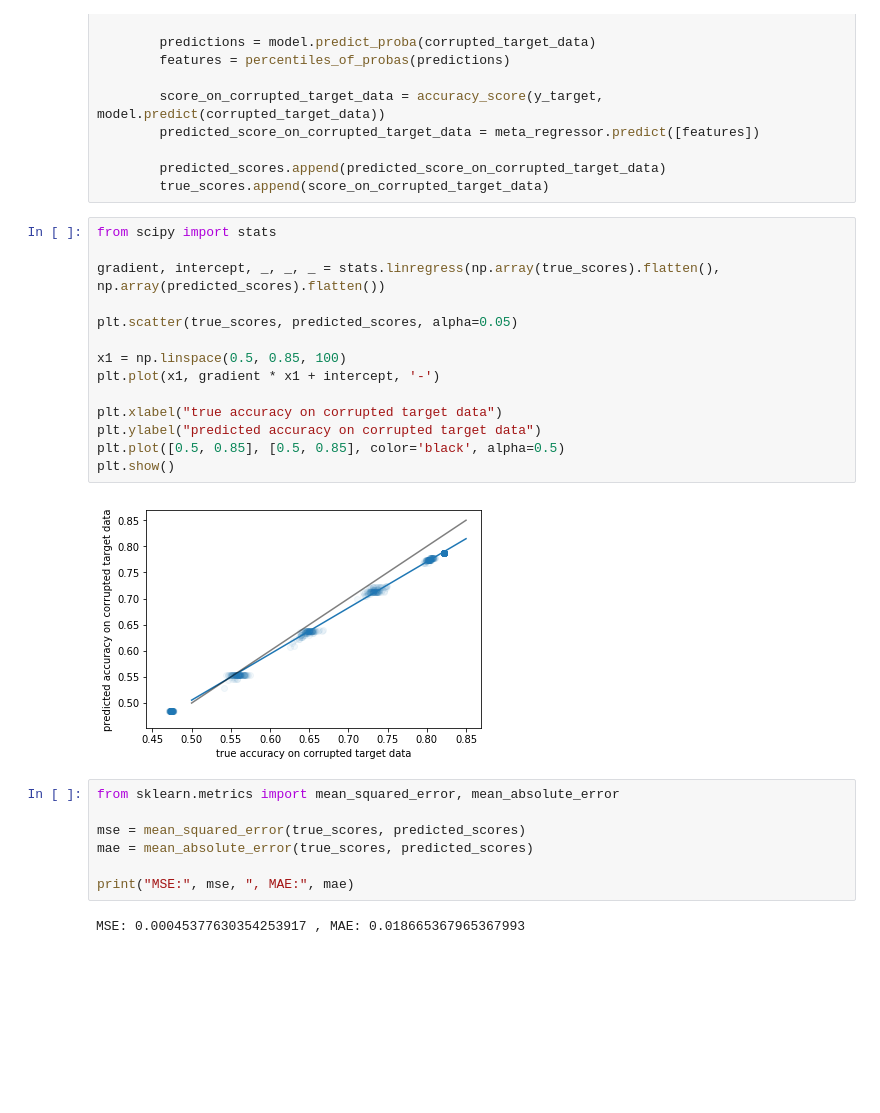
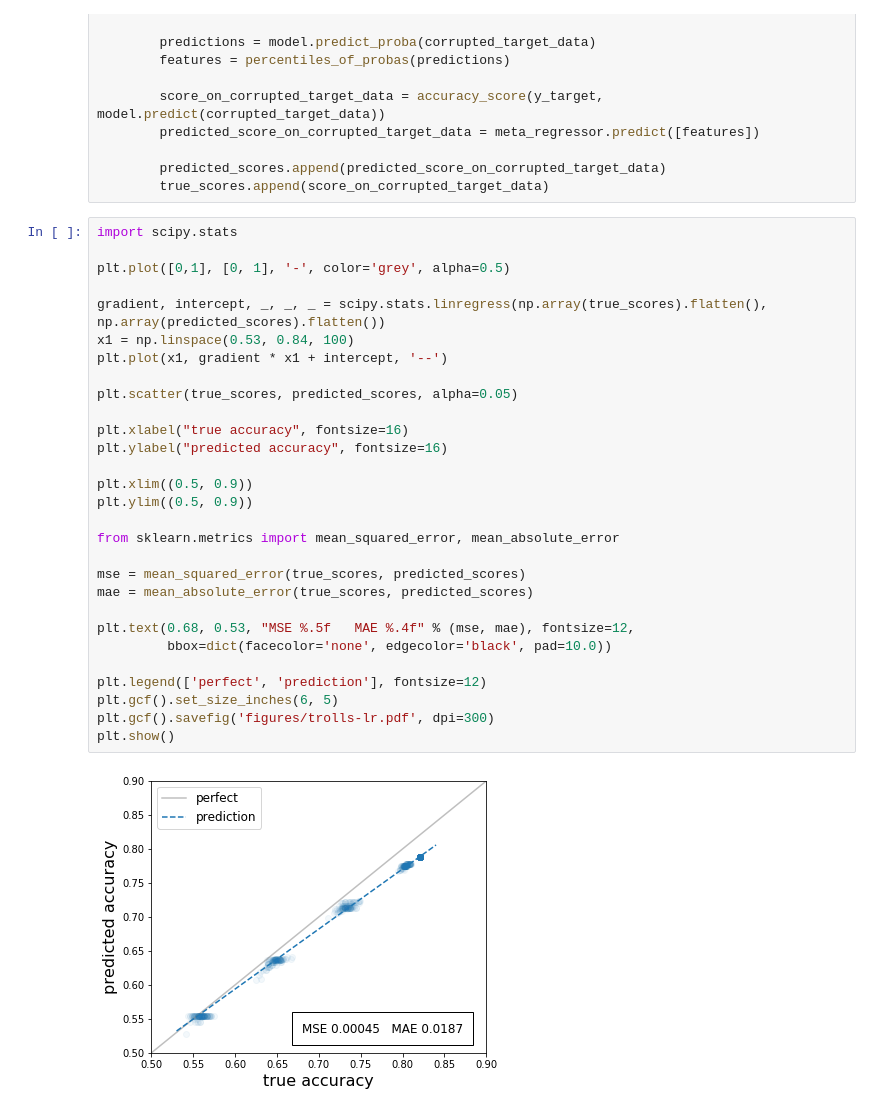
Before and after one commit to sergred/unit-tests-ml-python, a Jupyter notebook: notebooks/minimal-example-trolls-percentiles.ipynb, the cells around one changed output. Cells and saved outputs as stored; diff of their text form; blank space fills up the shorter version.

```diff
--- a/notebooks/minimal-example-trolls-percentiles.ipynb
+++ b/notebooks/minimal-example-trolls-percentiles.ipynb
@@ -177,27 +177,33 @@ for fraction_of_rows_to_leetify in [0.0, 0.05, 0.25, 0.5, 0.75, 0.99]:
         predicted_scores.append(predicted_score_on_corrupted_target_data)
         true_scores.append(score_on_corrupted_target_data)
 # %%
-from scipy import stats
+import scipy.stats
 
-gradient, intercept, _, _, _ = stats.linregress(np.array(true_scores).flatten(), np.array(predicted_scores).flatten())
+plt.plot([0,1], [0, 1], '-', color='grey', alpha=0.5)
+
+gradient, intercept, _, _, _ = scipy.stats.linregress(np.array(true_scores).flatten(), np.array(predicted_scores).flatten())
+x1 = np.linspace(0.53, 0.84, 100)
+plt.plot(x1, gradient * x1 + intercept, '--')
 
 plt.scatter(true_scores, predicted_scores, alpha=0.05)
 
-x1 = np.linspace(0.5, 0.85, 100)
-plt.plot(x1, gradient * x1 + intercept, '-')
+plt.xlabel("true accuracy", fontsize=16)
+plt.ylabel("predicted accuracy", fontsize=16)
 
-plt.xlabel("true accuracy on corrupted target data")
-plt.ylabel("predicted accuracy on corrupted target data")
-plt.plot([0.5, 0.85], [0.5, 0.85], color='black', alpha=0.5)
+plt.xlim((0.5, 0.9))
+plt.ylim((0.5, 0.9))
+
+from sklearn.metrics import mean_squared_error, mean_absolute_error
+
+mse = mean_squared_error(true_scores, predicted_scores)
+mae = mean_absolute_error(true_scores, predicted_scores)
+
+plt.text(0.68, 0.53, "MSE %.5f   MAE %.4f" % (mse, mae), fontsize=12,
+         bbox=dict(facecolor='none', edgecolor='black', pad=10.0))
+
+plt.legend(['perfect', 'prediction'], fontsize=12)
+plt.gcf().set_size_inches(6, 5)
+plt.gcf().savefig('figures/trolls-lr.pdf', dpi=300)
 plt.show()
 # %% [output]
-[figure, old version]
+[figure, new version]
-# %%
-from sklearn.metrics import mean_squared_error, mean_absolute_error
-
-mse = mean_squared_error(true_scores, predicted_scores)
-mae = mean_absolute_error(true_scores, predicted_scores)
-
-print("MSE:", mse, ", MAE:", mae)
-# %% [output]
-MSE: 0.00045377630354253917 , MAE: 0.018665367965367993
```
Also changed, not shown: 7 other files.
